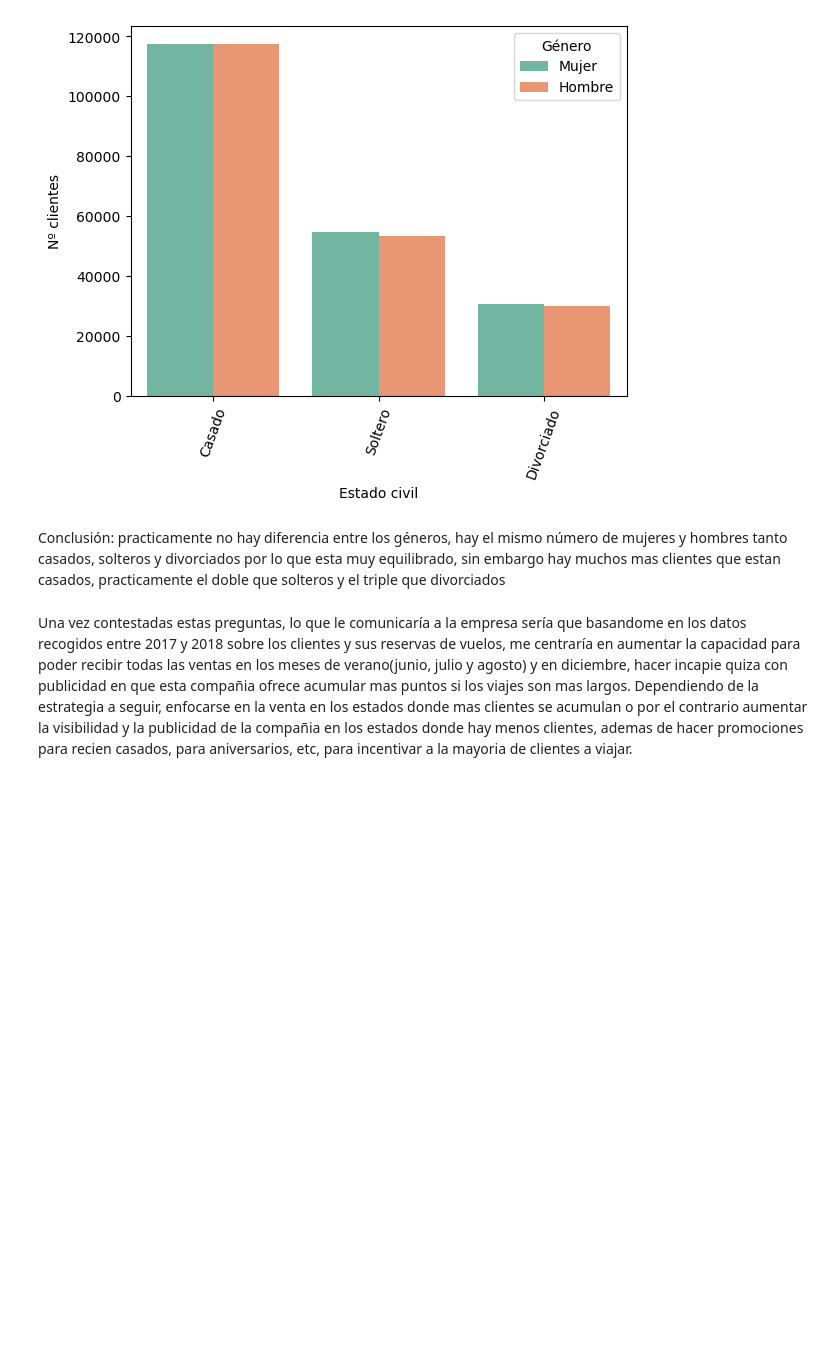
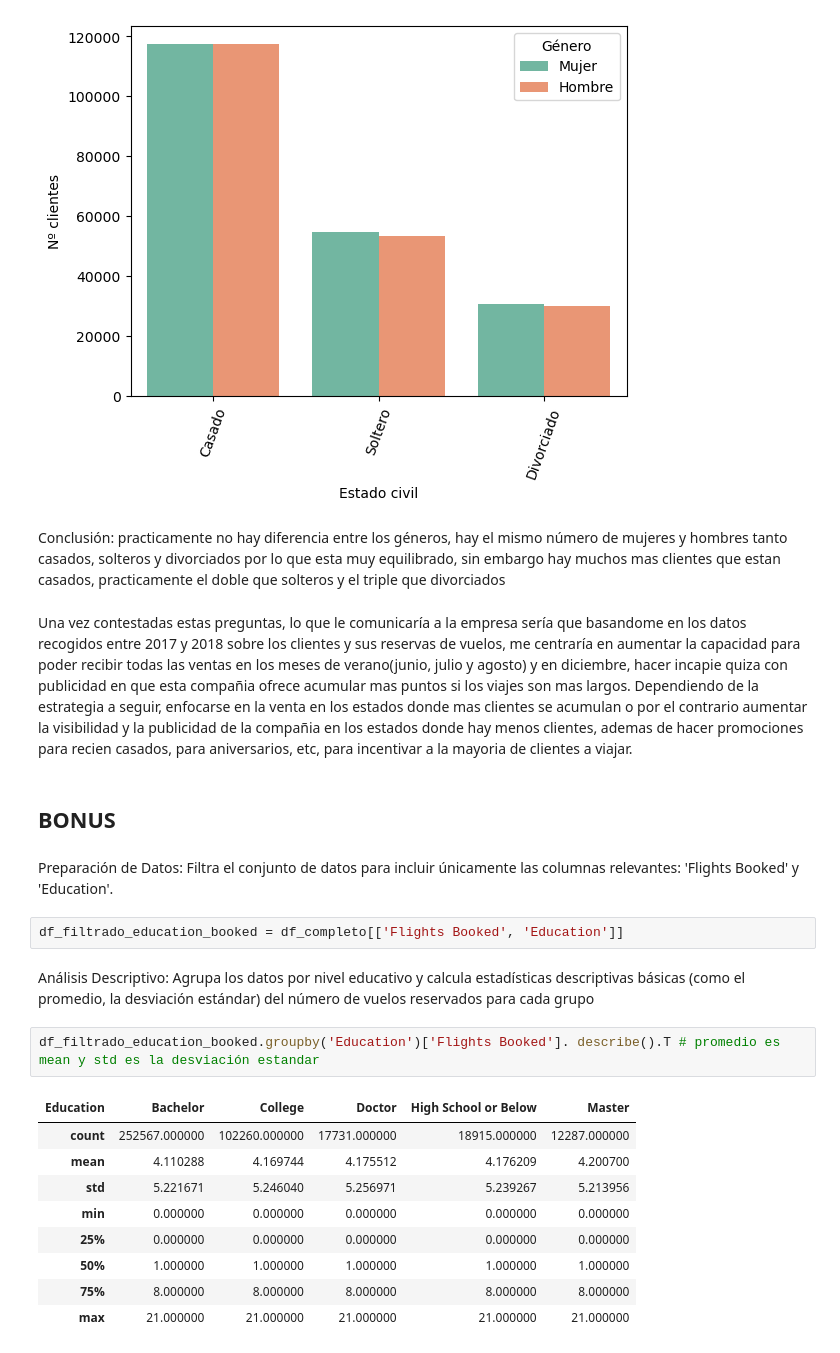
Before and after one commit to Adalab/bda-modulo-3-evaluacion-final-Miriam-pb, a Jupyter notebook: evaluación_mod_3.ipynb, the cells around one changed output. Cells and saved outputs as stored; diff of their text form; blank space fills up the shorter version.

Commit message:
estadistica del bonus planteada

```diff
--- a/evaluación_mod_3.ipynb
+++ b/evaluación_mod_3.ipynb
@@ -444,3 +466,26 @@ Conclusión: practicamente no hay diferencia entre los géneros, hay el mismo n
 # %% [markdown]
 Una vez contestadas estas preguntas, lo que le comunicaría a la empresa sería que basandome en los datos recogidos entre 2017 y 2018 sobre los clientes y sus reservas de vuelos, me centraría en aumentar la capacidad para poder recibir todas las ventas en los meses de verano(junio, julio y agosto) y en diciembre, hacer incapie quiza con publicidad en que esta compañia ofrece acumular mas puntos si los viajes son mas largos.
 Dependiendo de la estrategia a seguir, enfocarse en la venta en los estados donde mas clientes se acumulan o por el contrario aumentar la visibilidad y la publicidad de la compañia en los estados donde hay menos clientes, ademas de hacer promociones para recien casados, para aniversarios, etc, para incentivar a la mayoria de clientes a viajar.
+# %% [markdown]
+## BONUS
+# %% [markdown]
+Preparación de Datos: Filtra el conjunto de datos para incluir únicamente las columnas relevantes:
+'Flights Booked' y 'Education'.
+# %%
+df_filtrado_education_booked = df_completo[['Flights Booked', 'Education']]
+# %% [markdown]
+Análisis Descriptivo: Agrupa los datos por nivel educativo y calcula estadísticas descriptivas
+básicas (como el promedio, la desviación estándar) del número de vuelos reservados para cada
+grupo
+# %%
+df_filtrado_education_booked.groupby('Education')['Flights Booked']. describe().T # promedio es mean y std es la desviación estandar
+# %% [output]
+| Education | Bachelor | College | Doctor | High School or Below | Master |
+| count | 252567.000000 | 102260.000000 | 17731.000000 | 18915.000000 | 12287.000000 |
+| mean | 4.110288 | 4.169744 | 4.175512 | 4.176209 | 4.200700 |
+| std | 5.221671 | 5.246040 | 5.256971 | 5.239267 | 5.213956 |
+| min | 0.000000 | 0.000000 | 0.000000 | 0.000000 | 0.000000 |
+| 25% | 0.000000 | 0.000000 | 0.000000 | 0.000000 | 0.000000 |
+| 50% | 1.000000 | 1.000000 | 1.000000 | 1.000000 | 1.000000 |
+| 75% | 8.000000 | 8.000000 | 8.000000 | 8.000000 | 8.000000 |
+| max | 21.000000 | 21.000000 | 21.000000 | 21.000000 | 21.000000 |
```
Also changed, not shown: parts of 13 cells of this notebook.
